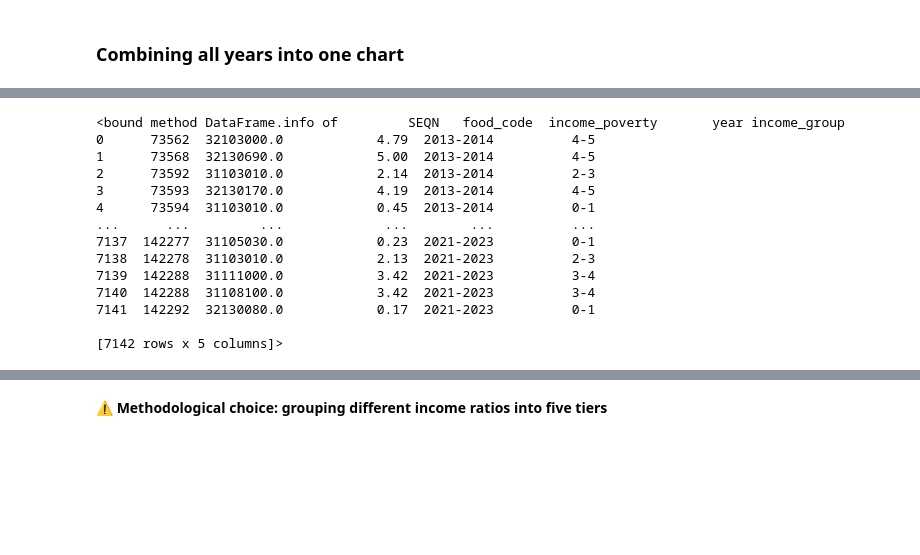
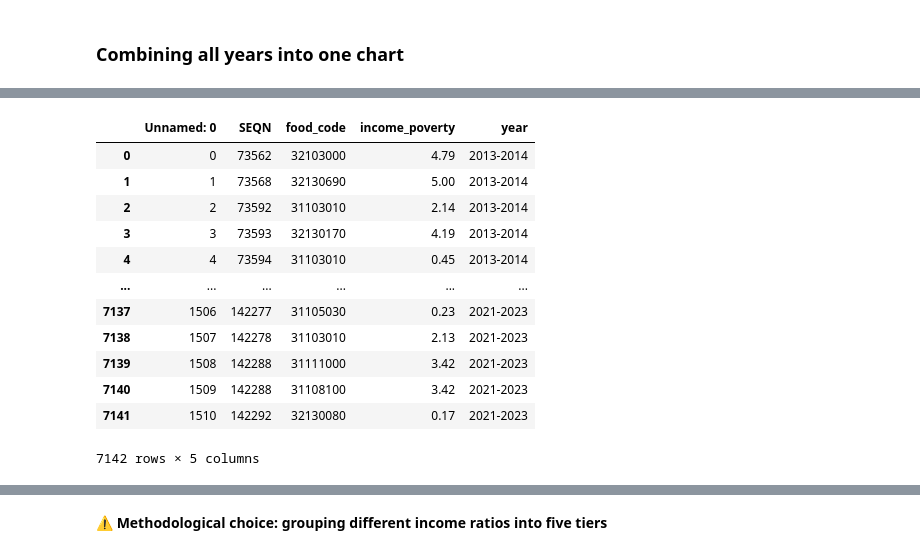
Before and after one commit to tiff-xwang/Egg-Consumption-Demographics, a Jupyter notebook: egg.ipynb, the cells around one changed output, grey strips where cells are left out. Cells and saved outputs as stored; diff of their text form; code cells hidden in the pictures; blank space fills up the shorter version.

```diff
--- a/egg.ipynb
+++ b/egg.ipynb
@@ -817,20 +718,3 @@ df2123.info
 # %%
 df_all = pd.concat([df1314, df1516, df1718, df2123], ignore_index=True)
-# %%
-df_all.info
-# %% [output]
-<bound method DataFrame.info of         SEQN   food_code  income_poverty       year income_group
-0      73562  32103000.0            4.79  2013-2014          4-5
-1      73568  32130690.0            5.00  2013-2014          4-5
-2      73592  31103010.0            2.14  2013-2014          2-3
-3      73593  32130170.0            4.19  2013-2014          4-5
-4      73594  31103010.0            0.45  2013-2014          0-1
-...      ...         ...             ...        ...          ...
-7137  142277  31105030.0            0.23  2021-2023          0-1
-7138  142278  31103010.0            2.13  2021-2023          2-3
-7139  142288  31111000.0            3.42  2021-2023          3-4
-7140  142288  31108100.0            3.42  2021-2023          3-4
-7141  142292  32130080.0            0.17  2021-2023          0-1
-
-[7142 rows x 5 columns]>
 # %%
@@ -843,0 +724,16 @@ df_all['income_group'] = pd.cut(df_all['income_poverty'],
+# %%
+df_all
+# %% [output]
+|  | Unnamed: 0 | SEQN | food_code | income_poverty | year |
+| 0 | 0 | 73562 | 32103000 | 4.79 | 2013-2014 |
+| 1 | 1 | 73568 | 32130690 | 5.00 | 2013-2014 |
+| 2 | 2 | 73592 | 31103010 | 2.14 | 2013-2014 |
+| 3 | 3 | 73593 | 32130170 | 4.19 | 2013-2014 |
+| 4 | 4 | 73594 | 31103010 | 0.45 | 2013-2014 |
+| ... | ... | ... | ... | ... | ... |
+| 7137 | 1506 | 142277 | 31105030 | 0.23 | 2021-2023 |
+| 7138 | 1507 | 142278 | 31103010 | 2.13 | 2021-2023 |
+| 7139 | 1508 | 142288 | 31111000 | 3.42 | 2021-2023 |
+| 7140 | 1509 | 142288 | 31108100 | 3.42 | 2021-2023 |
+| 7141 | 1510 | 142292 | 32130080 | 0.17 | 2021-2023 |
+7142 rows × 5 columns
```
Also changed, not shown: parts of 18 cells of this notebook, 4 other files.
